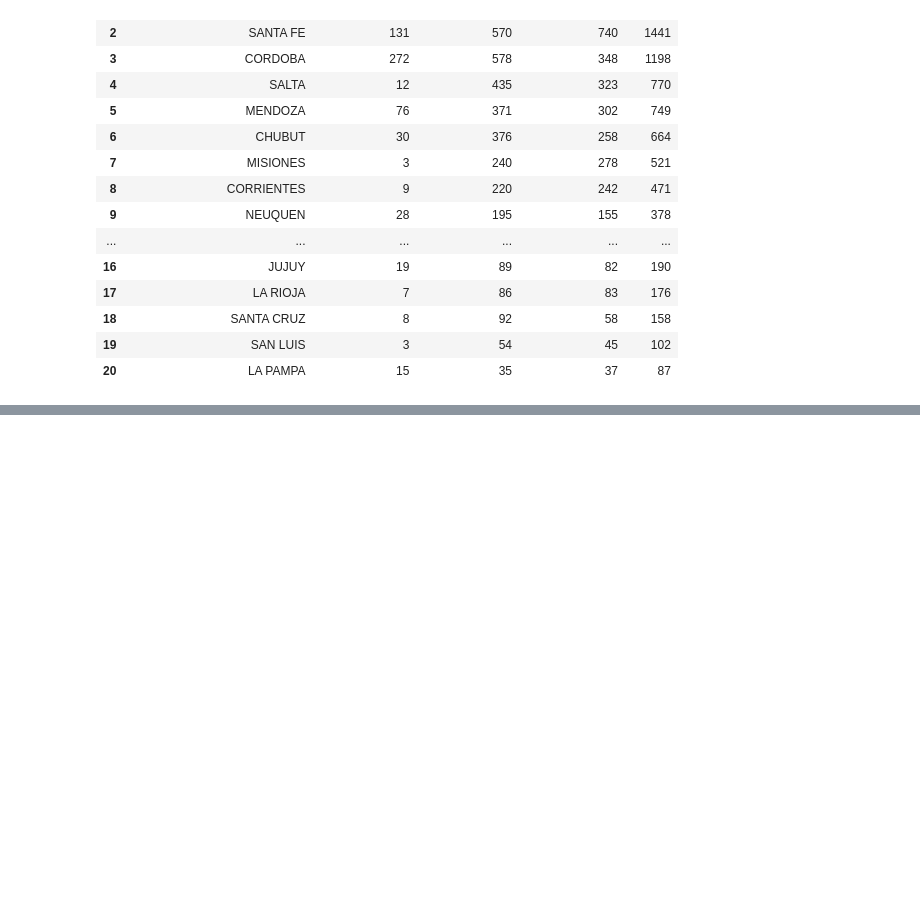
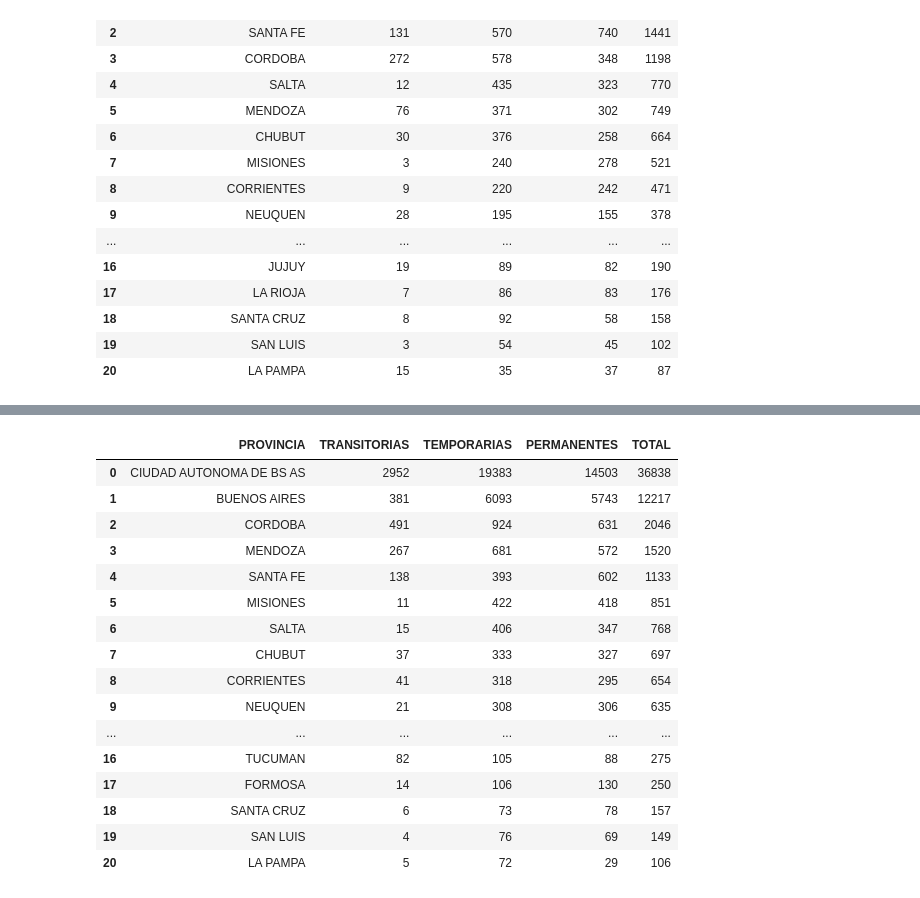
Before and after one commit to DATASCIENTISTSHENRY/PF_DataScience_Migraciones, a Jupyter notebook: EDA_ETL/ETL_EDA_Kpi_Amba.ipynb, the cells around one changed output, grey strips where cells are left out. Saved outputs shown, nothing was run; the diff lists cells and outputs as text; code cells hidden in the pictures; blank space fills up the shorter version.

```diff
--- a/EDA_ETL/ETL_EDA_Kpi_Amba.ipynb
+++ b/EDA_ETL/ETL_EDA_Kpi_Amba.ipynb
@@ -34,0 +77,21 @@ df_residencias12017
+# %%
+df_residencias42017= pd.read_csv("../Datasets/KPI_inmigrantes_AMBA/residencias-otorgadas---4-trimestre---ano-2017.csv")
+df_residencias42017
+# %% [output]
+|  | PROVINCIA | TRANSITORIAS | TEMPORARIAS | PERMANENTES | TOTAL |
+| 0 | CIUDAD AUTONOMA DE BS AS | 2952 | 19383 | 14503 | 36838 |
+| 1 | BUENOS AIRES | 381 | 6093 | 5743 | 12217 |
+| 2 | CORDOBA | 491 | 924 | 631 | 2046 |
+| 3 | MENDOZA | 267 | 681 | 572 | 1520 |
+| 4 | SANTA FE | 138 | 393 | 602 | 1133 |
+| 5 | MISIONES | 11 | 422 | 418 | 851 |
+| 6 | SALTA | 15 | 406 | 347 | 768 |
+| 7 | CHUBUT | 37 | 333 | 327 | 697 |
+| 8 | CORRIENTES | 41 | 318 | 295 | 654 |
+| 9 | NEUQUEN | 21 | 308 | 306 | 635 |
+| ... | ... | ... | ... | ... | ... |
+| 16 | TUCUMAN | 82 | 105 | 88 | 275 |
+| 17 | FORMOSA | 14 | 106 | 130 | 250 |
+| 18 | SANTA CRUZ | 6 | 73 | 78 | 157 |
+| 19 | SAN LUIS | 4 | 76 | 69 | 149 |
+| 20 | LA PAMPA | 5 | 72 | 29 | 106 |
```
Also changed, not shown: parts of 13 cells of this notebook, 3 other files.
